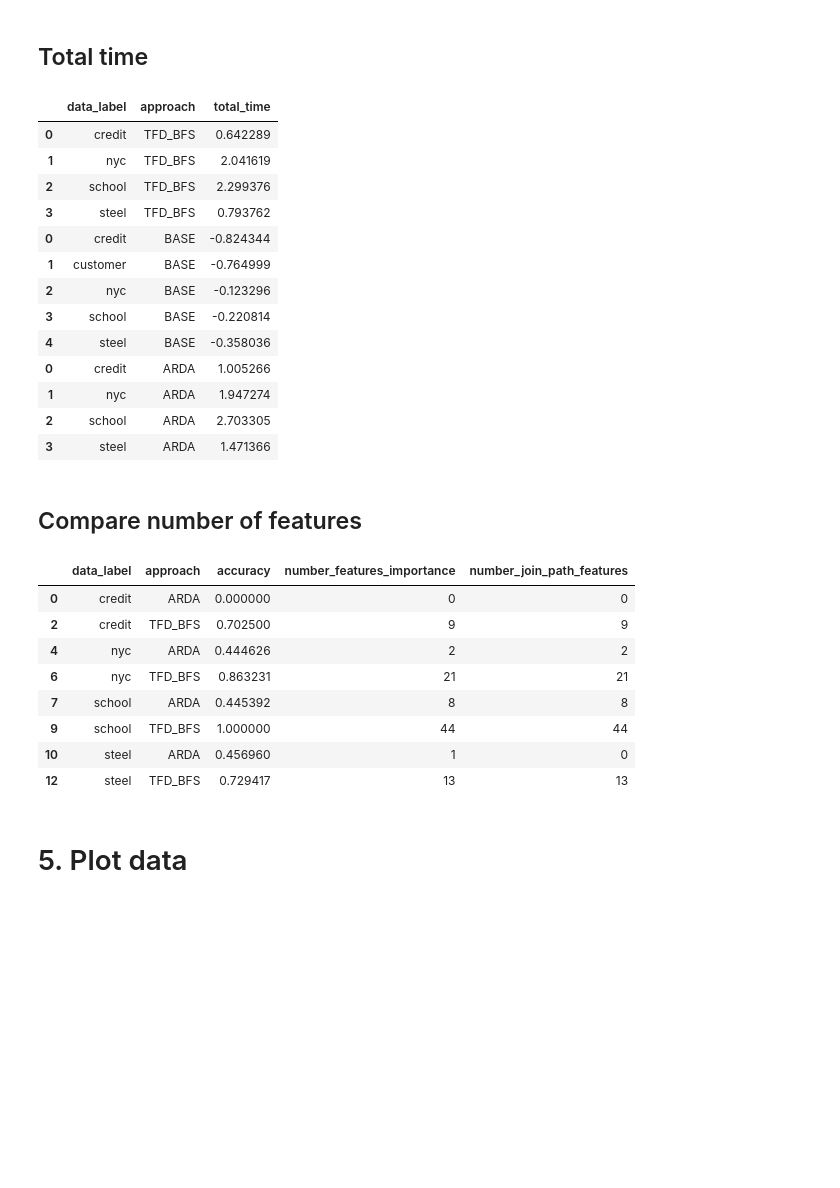
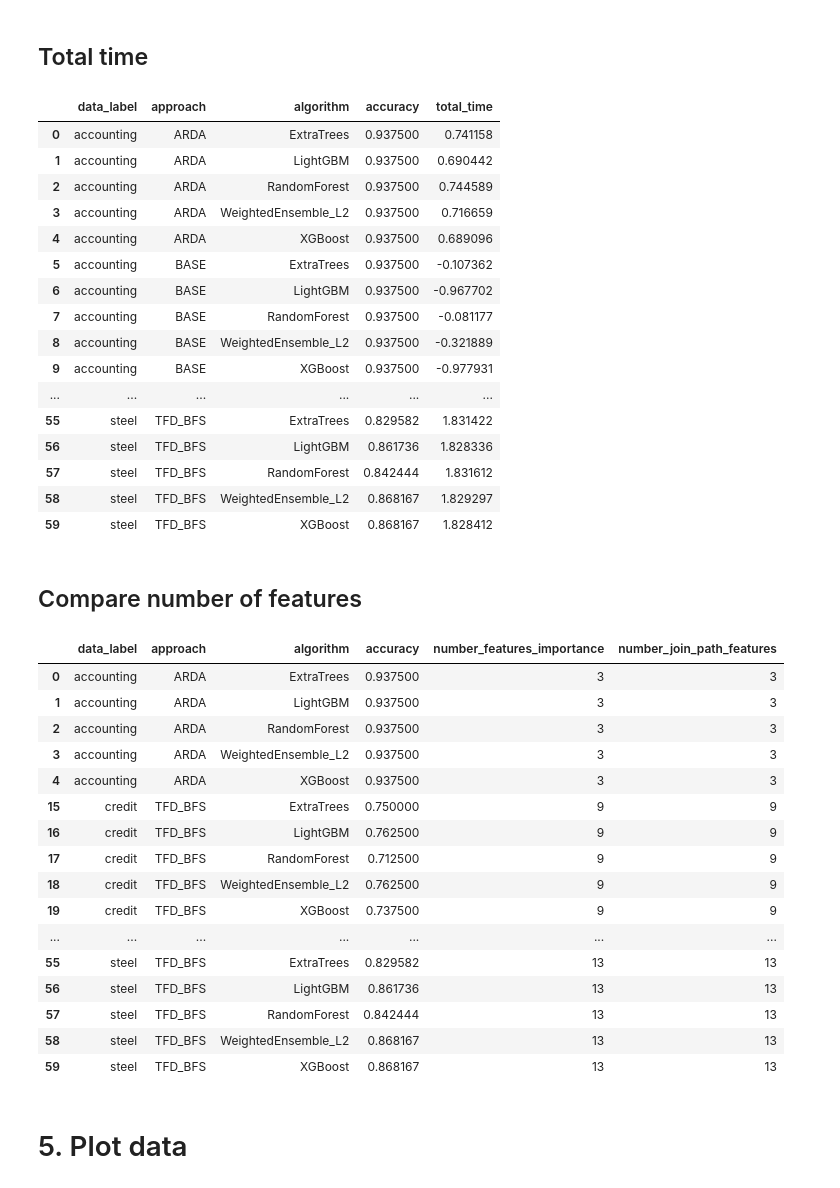
Before and after one commit to delftdata/autofeat, a Jupyter notebook: Visualisations-May.ipynb, the cells around one changed output. Saved outputs shown, nothing was run; the diff lists cells and outputs as text; code cells hidden in the pictures; blank space fills up the shorter version.

```diff
--- a/Visualisations-May.ipynb
+++ b/Visualisations-May.ipynb
@@ -50,7 +46,7 @@ dataframe
 # %% [markdown]
 ## Remove unused columns
 # %%
-dataframe.drop(columns=['join_time', 'depth', 'cutoff_threshold', 'redundancy_threshold', 'rank'], inplace=True)
+dataframe.drop(columns=['join_time', 'depth', 'redundancy_threshold', 'rank'], inplace=True)
 dataframe
 # %% [output]
 |  | algorithm | data_path | approach | data_label | total_time | feature_selection_time | accuracy | train_time | ... |
@@ -212,53 +196,56 @@ display(accuracy)
 # %% [markdown]
 ## Total time
 # %%
-# total time
-df = dataframe
-total_time = None
-for approach in df['approach'].unique():
-    dff = df[df['approach']==approach]
-    dff = dff.groupby(['data_label', 'approach'])['total_time'].max().to_frame(name='total_time').reset_index()
-    if total_time is None:
-        total_time = dff
-    else:
-        total_time = pd.concat([total_time, dff])
 
+
+total_time = dataframe.groupby(['data_label', 'approach', 'algorithm'])[['accuracy', 'total_time']].max().reset_index()
 
 total_time['total_time'] = total_time['total_time'].apply(np.log10)
 display(total_time)
 # %% [output]
-|  | data_label | approach | total_time |
-| 0 | credit | TFD_BFS | 0.642289 |
-| 1 | nyc | TFD_BFS | 2.041619 |
-| 2 | school | TFD_BFS | 2.299376 |
-| 3 | steel | TFD_BFS | 0.793762 |
-| 0 | credit | BASE | -0.824344 |
-| 1 | customer | BASE | -0.764999 |
-| 2 | nyc | BASE | -0.123296 |
-| 3 | school | BASE | -0.220814 |
-| 4 | steel | BASE | -0.358036 |
-| 0 | credit | ARDA | 1.005266 |
-| 1 | nyc | ARDA | 1.947274 |
-| 2 | school | ARDA | 2.703305 |
-| 3 | steel | ARDA | 1.471366 |
+|  | data_label | approach | algorithm | accuracy | total_time |
+| 0 | accounting | ARDA | ExtraTrees | 0.937500 | 0.741158 |
+| 1 | accounting | ARDA | LightGBM | 0.937500 | 0.690442 |
+| 2 | accounting | ARDA | RandomForest | 0.937500 | 0.744589 |
+| 3 | accounting | ARDA | WeightedEnsemble_L2 | 0.937500 | 0.716659 |
+| 4 | accounting | ARDA | XGBoost | 0.937500 | 0.689096 |
+| 5 | accounting | BASE | ExtraTrees | 0.937500 | -0.107362 |
+| 6 | accounting | BASE | LightGBM | 0.937500 | -0.967702 |
+| 7 | accounting | BASE | RandomForest | 0.937500 | -0.081177 |
+| 8 | accounting | BASE | WeightedEnsemble_L2 | 0.937500 | -0.321889 |
+| 9 | accounting | BASE | XGBoost | 0.937500 | -0.977931 |
+| ... | ... | ... | ... | ... | ... |
+| 55 | steel | TFD_BFS | ExtraTrees | 0.829582 | 1.831422 |
+| 56 | steel | TFD_BFS | LightGBM | 0.861736 | 1.828336 |
+| 57 | steel | TFD_BFS | RandomForest | 0.842444 | 1.831612 |
+| 58 | steel | TFD_BFS | WeightedEnsemble_L2 | 0.868167 | 1.829297 |
+| 59 | steel | TFD_BFS | XGBoost | 0.868167 | 1.828412 |
 # %% [markdown]
 ## Compare number of features
 # %%
-feat_df = dataframe.groupby(['data_label', 'approach'])[['accuracy', 'number_features_importance', 'number_join_path_features']].max().reset_index()
+feat_df = dataframe.groupby(['data_label', 'approach', 'algorithm'])[['accuracy', 'number_features_importance', 'number_join_path_features']].max().reset_index()
 
 feat_df.drop(feat_df[feat_df['approach']=='BASE'].index, inplace=True)
 
 feat_df
 # %% [output]
-|  | data_label | approach | accuracy | number_features_importance | number_join_path_features |
-| 0 | credit | ARDA | 0.000000 | 0 | 0 |
-| 2 | credit | TFD_BFS | 0.702500 | 9 | 9 |
-| 4 | nyc | ARDA | 0.444626 | 2 | 2 |
-| 6 | nyc | TFD_BFS | 0.863231 | 21 | 21 |
-| 7 | school | ARDA | 0.445392 | 8 | 8 |
-| 9 | school | TFD_BFS | 1.000000 | 44 | 44 |
-| 10 | steel | ARDA | 0.456960 | 1 | 0 |
-| 12 | steel | TFD_BFS | 0.729417 | 13 | 13 |
+|  | data_label | approach | algorithm | accuracy | number_features_importance | number_join_path_features |
+| 0 | accounting | ARDA | ExtraTrees | 0.937500 | 3 | 3 |
+| 1 | accounting | ARDA | LightGBM | 0.937500 | 3 | 3 |
+| 2 | accounting | ARDA | RandomForest | 0.937500 | 3 | 3 |
+| 3 | accounting | ARDA | WeightedEnsemble_L2 | 0.937500 | 3 | 3 |
+| 4 | accounting | ARDA | XGBoost | 0.937500 | 3 | 3 |
+| 15 | credit | TFD_BFS | ExtraTrees | 0.750000 | 9 | 9 |
+| 16 | credit | TFD_BFS | LightGBM | 0.762500 | 9 | 9 |
+| 17 | credit | TFD_BFS | RandomForest | 0.712500 | 9 | 9 |
+| 18 | credit | TFD_BFS | WeightedEnsemble_L2 | 0.762500 | 9 | 9 |
+| 19 | credit | TFD_BFS | XGBoost | 0.737500 | 9 | 9 |
+| ... | ... | ... | ... | ... | ... | ... |
+| 55 | steel | TFD_BFS | ExtraTrees | 0.829582 | 13 | 13 |
+| 56 | steel | TFD_BFS | LightGBM | 0.861736 | 13 | 13 |
+| 57 | steel | TFD_BFS | RandomForest | 0.842444 | 13 | 13 |
+| 58 | steel | TFD_BFS | WeightedEnsemble_L2 | 0.868167 | 13 | 13 |
+| 59 | steel | TFD_BFS | XGBoost | 0.868167 | 13 | 13 |
 # %% [markdown]
 # 5. Plot data
 # %% [markdown]
```
Also changed, not shown: parts of 17 cells of this notebook.
